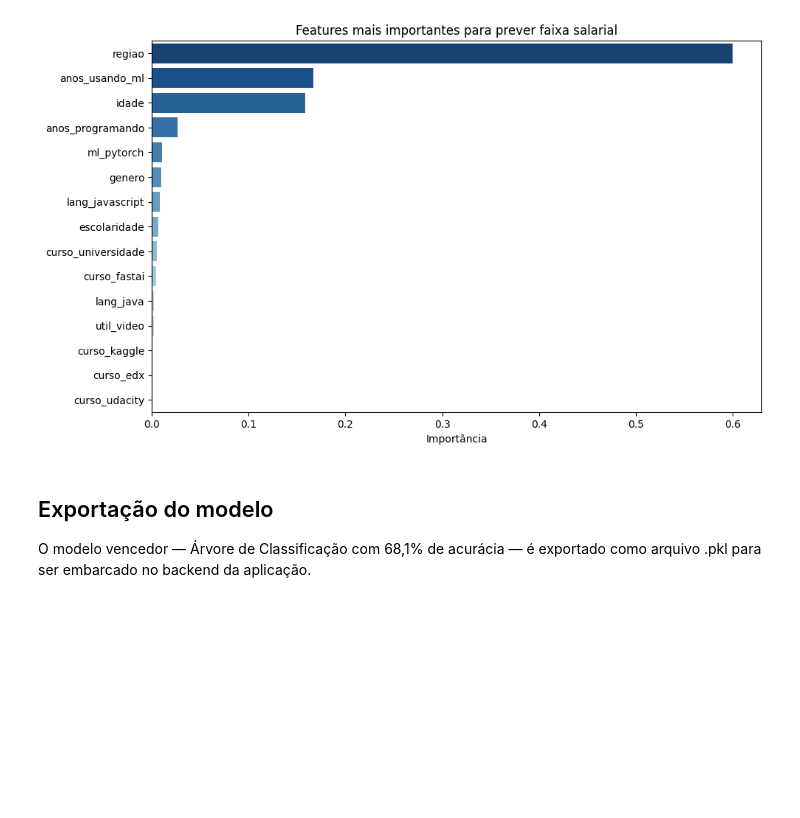
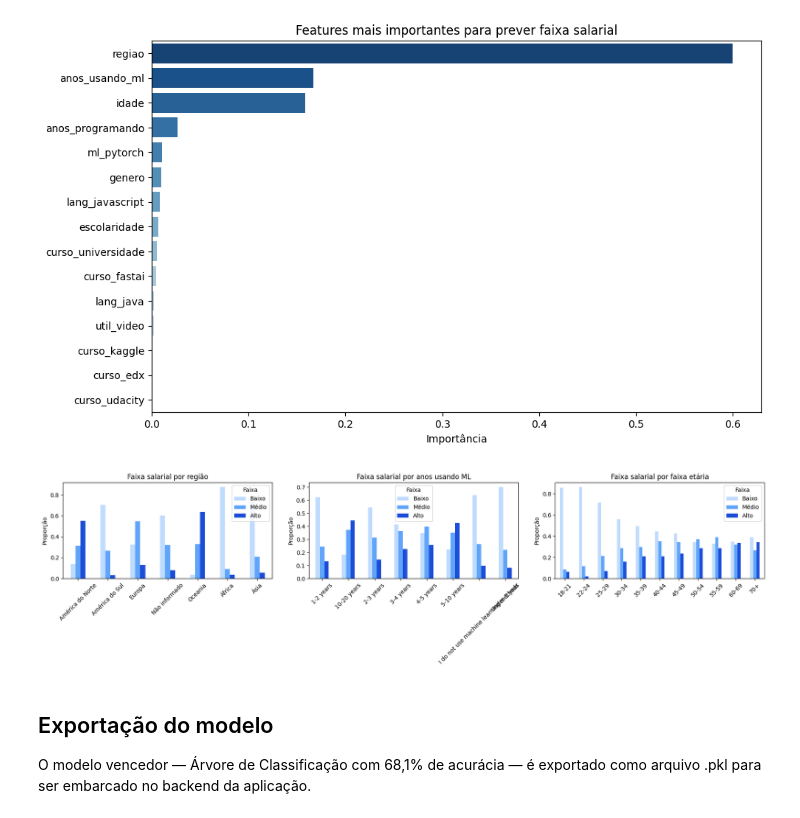
Before and after one commit to marianabrockes/mvp_ml, a Jupyter notebook: ml_kaggle_survey_2022.ipynb, the cells around one changed output. Cells and saved outputs as stored; diff of their text form; code cells hidden in the pictures; blank space fills up the shorter version.

```diff
--- a/ml_kaggle_survey_2022.ipynb
+++ b/ml_kaggle_survey_2022.ipynb
@@ -619,6 +742,43 @@ curso_universidade     0.005462
          curso_edx     0.000000
      curso_udacity     0.000000
 [figure]
+# %%
+fig, axes = plt.subplots(1, 3, figsize=(18, 5))
+
+# 1. Faixa salarial por região
+regiao_sal = df_eda.groupby('regiao')['faixa_salarial'].value_counts(normalize=True).unstack()
+regiao_sal = regiao_sal[['Baixo', 'Médio', 'Alto']]
+regiao_sal.plot(kind='bar', ax=axes[0], color=['#bfdbfe', '#60a5fa', '#1d4ed8'])
+axes[0].set_title('Faixa salarial por região')
+axes[0].set_xlabel('')
+axes[0].tick_params(axis='x', rotation=45)
+axes[0].legend(title='Faixa')
+axes[0].set_ylabel('Proporção')
+
+# 2. Faixa salarial por anos usando ML
+ml_sal = df_eda.groupby('anos_usando_ml')['faixa_salarial'].value_counts(normalize=True).unstack()
+ml_sal = ml_sal[['Baixo', 'Médio', 'Alto']]
+ml_sal.plot(kind='bar', ax=axes[1], color=['#bfdbfe', '#60a5fa', '#1d4ed8'])
+axes[1].set_title('Faixa salarial por anos usando ML')
+axes[1].set_xlabel('')
+axes[1].tick_params(axis='x', rotation=45)
+axes[1].legend(title='Faixa')
+axes[1].set_ylabel('Proporção')
+
+# 3. Faixa salarial por faixa etária
+idade_sal = df_eda.groupby('idade')['faixa_salarial'].value_counts(normalize=True).unstack()
+idade_sal = idade_sal[['Baixo', 'Médio', 'Alto']]
+idade_sal.plot(kind='bar', ax=axes[2], color=['#bfdbfe', '#60a5fa', '#1d4ed8'])
+axes[2].set_title('Faixa salarial por faixa etária')
+axes[2].set_xlabel('')
+axes[2].tick_params(axis='x', rotation=45)
+axes[2].legend(title='Faixa')
+axes[2].set_ylabel('Proporção')
+
+plt.tight_layout()
+plt.show()
+# %% [output]
+[figure, added]
 # %% [markdown]
 ## Exportação do modelo
 
```
Also changed, not shown: parts of 14 cells of this notebook.
